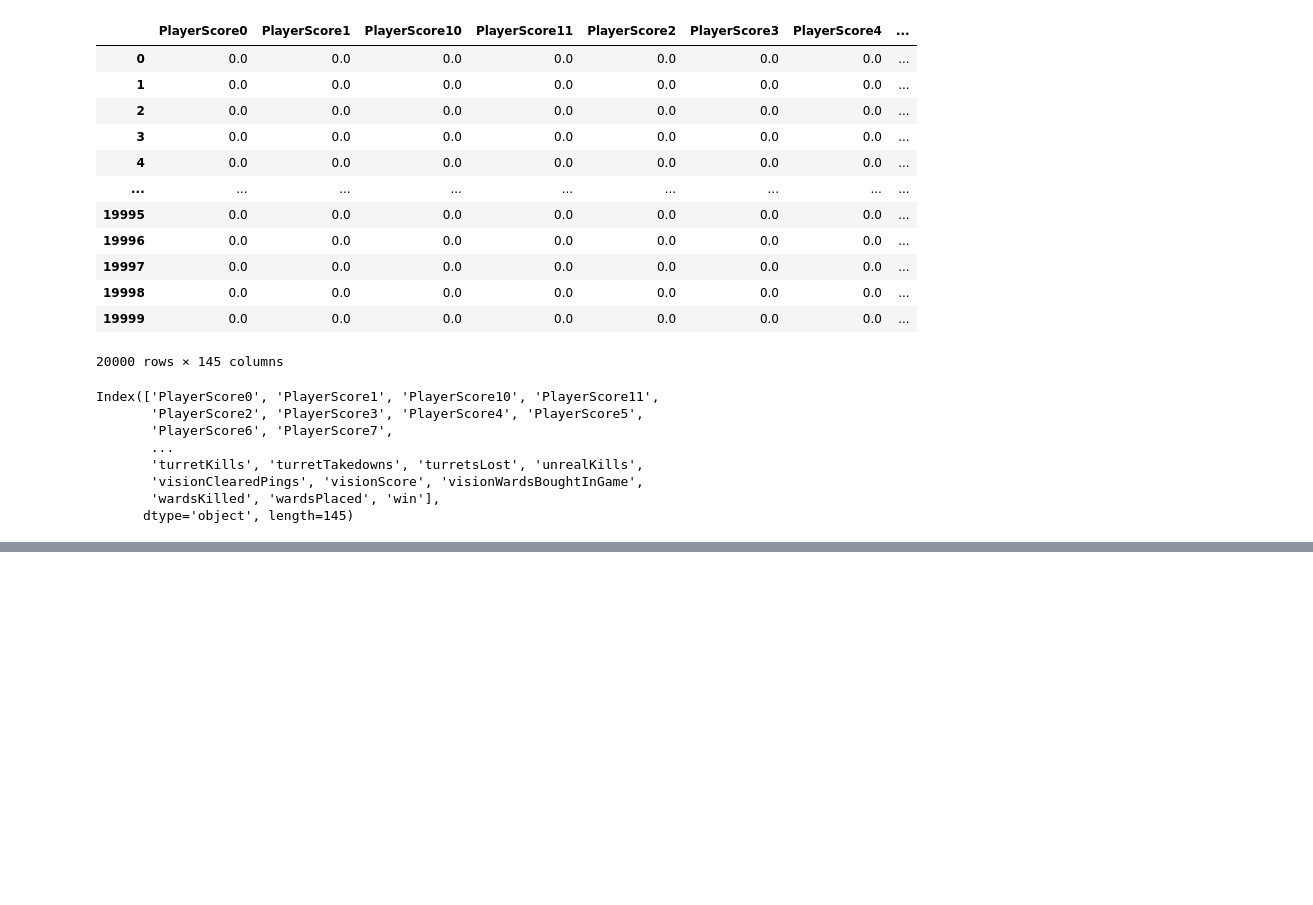
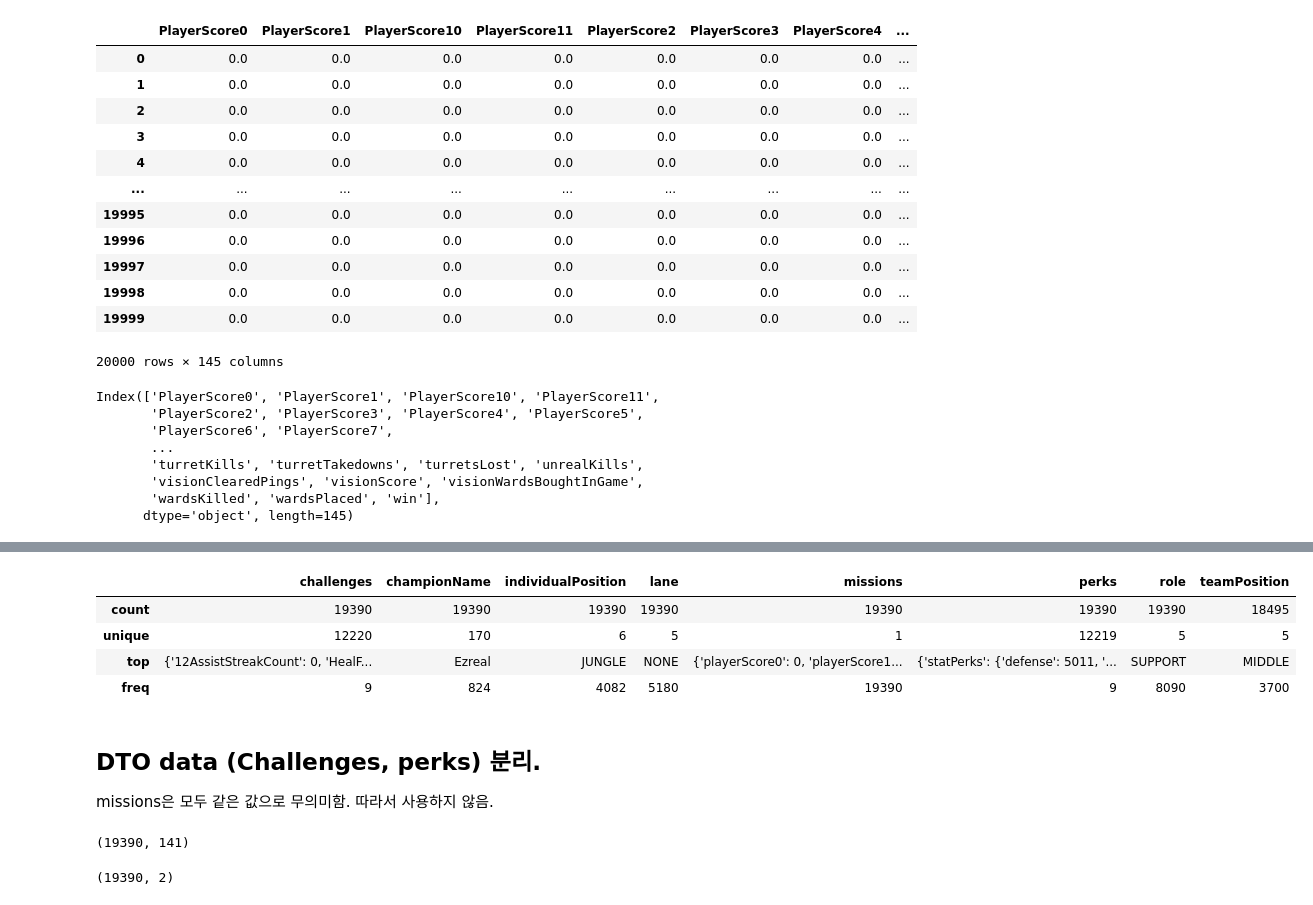
Before and after one commit to RoRdil31/lol-win-factors, a Jupyter notebook: main.ipynb, the cells around one changed output, grey strips where cells are left out. Drawn from its saved outputs; the diff is of its cells as text; code cells hidden in the pictures; blank space fills up the shorter version.

```diff
--- a/main.ipynb
+++ b/main.ipynb
@@ -189,0 +477,11 @@ Index(['PlayerScore0', 'PlayerScore1', 'PlayerScore10', 'PlayerScore11',
+# %%
+new_df.describe(include ='O')
+# %% [output]
+|  | challenges | championName | individualPosition | lane | missions | perks | role | teamPosition |
+| count | 19390 | 19390 | 19390 | 19390 | 19390 | 19390 | 19390 | 18495 |
+| unique | 12220 | 170 | 6 | 5 | 1 | 12219 | 5 | 5 |
+| top | {'12AssistStreakCount': 0, 'HealF... | Ezreal | JUNGLE | NONE | {'playerScore0': 0, 'playerScore1... | {'statPerks': {'defense': 5011, '... | SUPPORT | MIDDLE |
+| freq | 9 | 824 | 4082 | 5180 | 19390 | 9 | 8090 | 3700 |
+# %% [markdown]
+## DTO data (Challenges, perks) 분리.
+missions은 모두 같은 값으로 무의미함. 따라서 사용하지 않음.
@@ -189,0 +490,14 @@ Index(['PlayerScore0', 'PlayerScore1', 'PlayerScore10', 'PlayerScore11',
+# %%
+# Challenges
+data_list = [ast.literal_eval(d) for d in new_df.challenges]
+df_challenges = pd.DataFrame(data_list)
+df_challenges.shape
+# %% [output]
+(19390, 141)
+# %%
+# Perks
+data_list = [ast.literal_eval(d) for d in new_df.perks]
+df_perks = pd.DataFrame(data_list)
+df_perks.shape
+# %% [output]
+(19390, 2)
```
Also changed, not shown: parts of 55 cells of this notebook, 2 other files.
